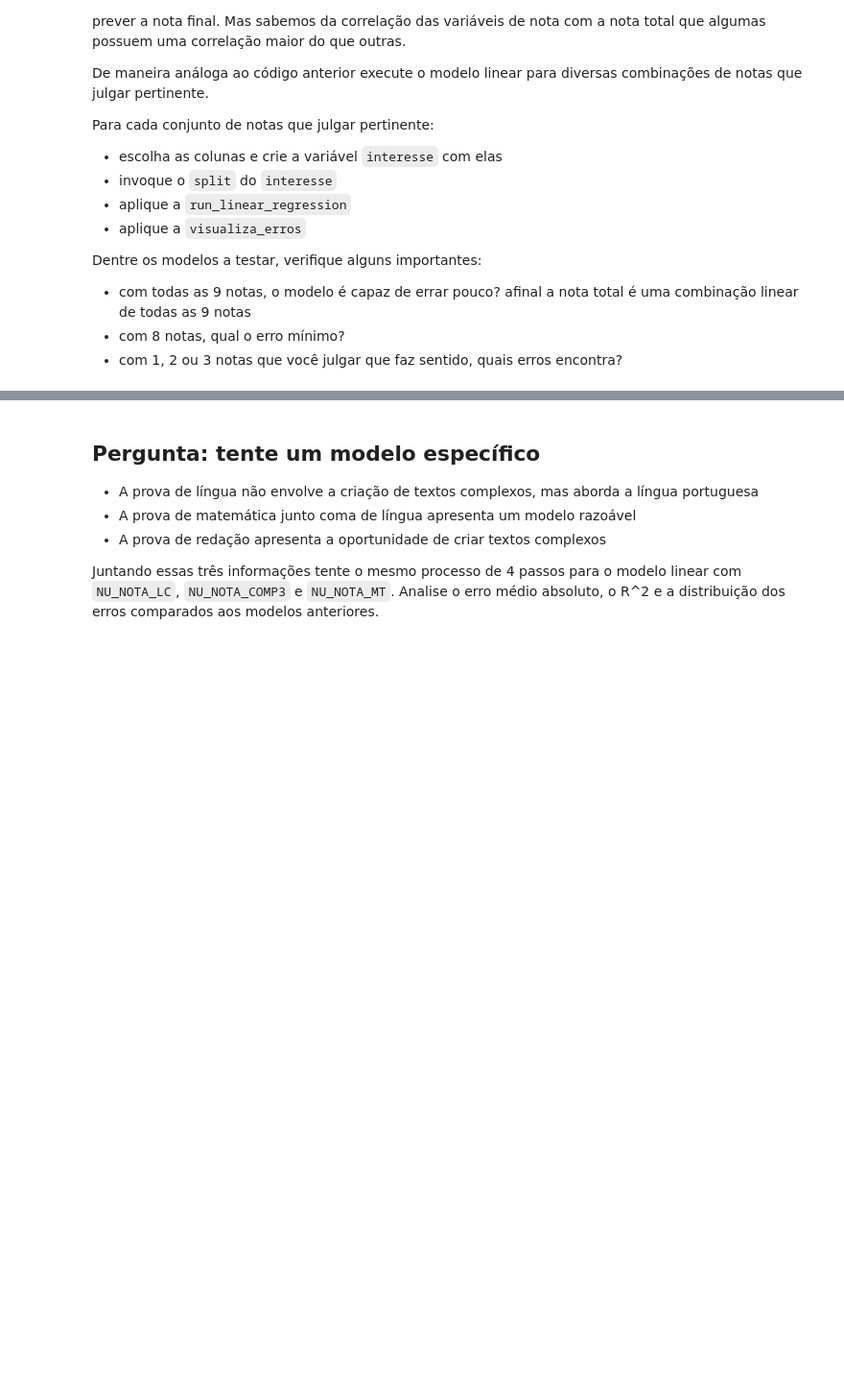
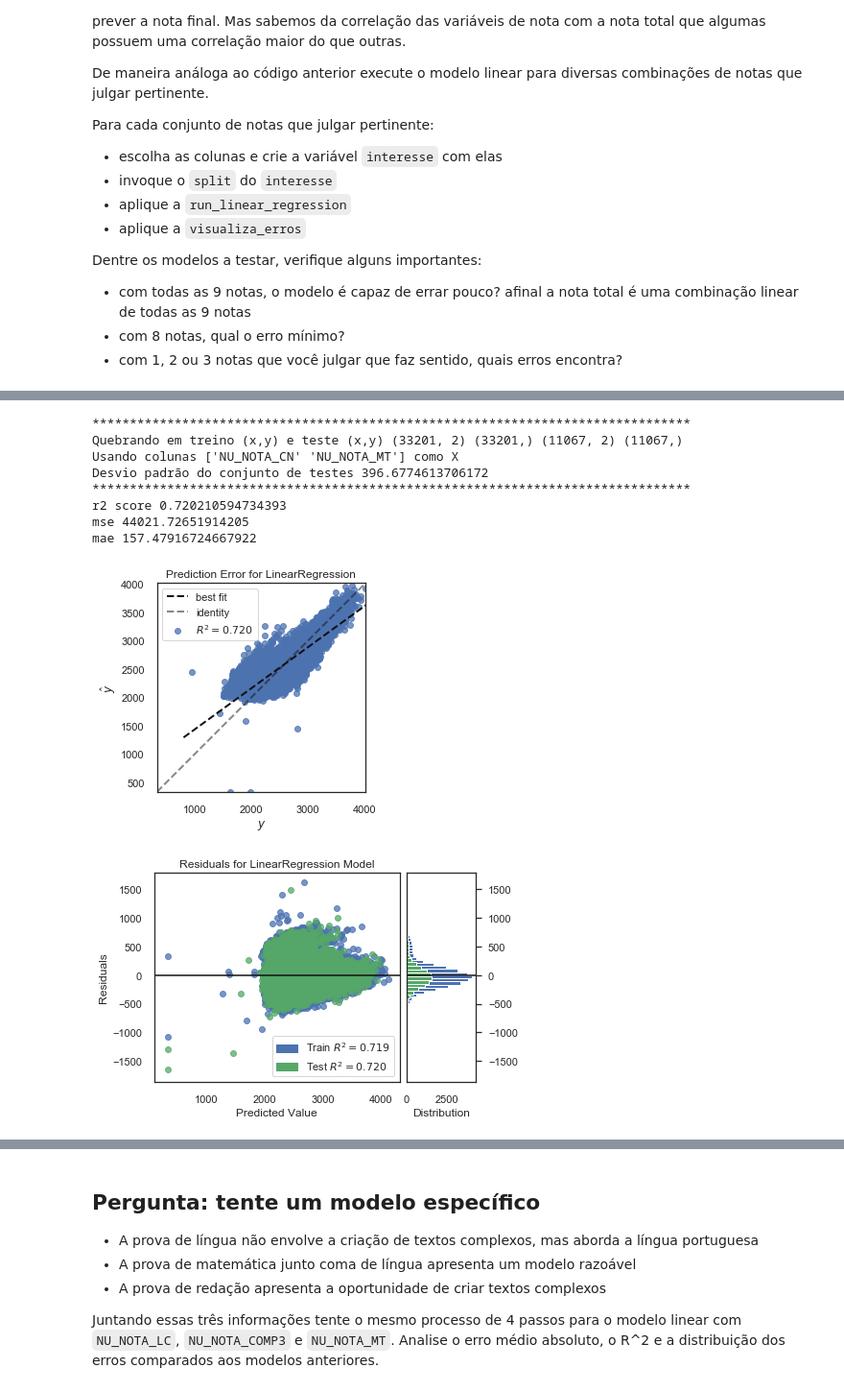
Before and after one commit to IgorNascAlves/Forma-o_Machine_Learning_Projeto_Alura, a Jupyter notebook: Formação_Machine_Learning_Projeto_Alura.ipynb, the cells around one changed output, grey strips where cells are left out. Shown at 96% size. Saved outputs shown, nothing was run; the diff lists cells and outputs as text; code cells hidden in the pictures; blank space fills up the shorter version.

```diff
--- a/Formação_Machine_Learning_Projeto_Alura.ipynb
+++ b/Formação_Machine_Learning_Projeto_Alura.ipynb
@@ -434,2 +487,16 @@ def regressao_completa_para(notas):
 # %%
-# solução 3: teste outra combinação
+# solução 4: teste outra combinação
+# Exatas
+notas = ['NU_NOTA_CN', 'NU_NOTA_MT', 'nota_total']
+regressao_completa_para(notas)
+# %% [output]
+********************************************************************************
+Quebrando em treino (x,y) e teste (x,y) (33201, 2) (33201,) (11067, 2) (11067,)
+Usando colunas ['NU_NOTA_CN' 'NU_NOTA_MT'] como X
+Desvio padrão do conjunto de testes 396.6774613706172
+********************************************************************************
+r2 score 0.720210594734393
+mse 44021.72651914205
+mae 157.47916724667922
+[figure, added]
+[figure, added]
```
Also changed, not shown: parts of 28 cells of this notebook.
